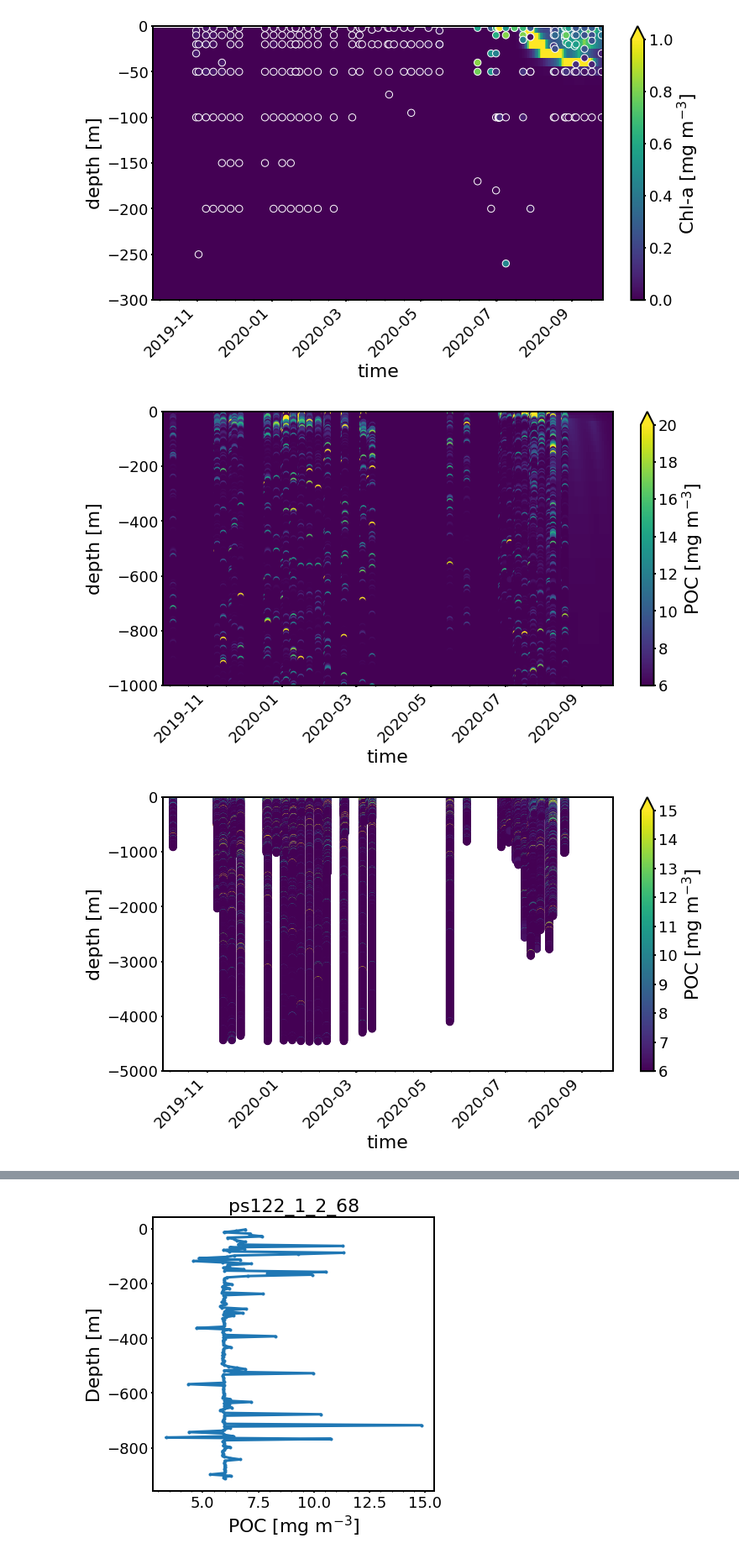
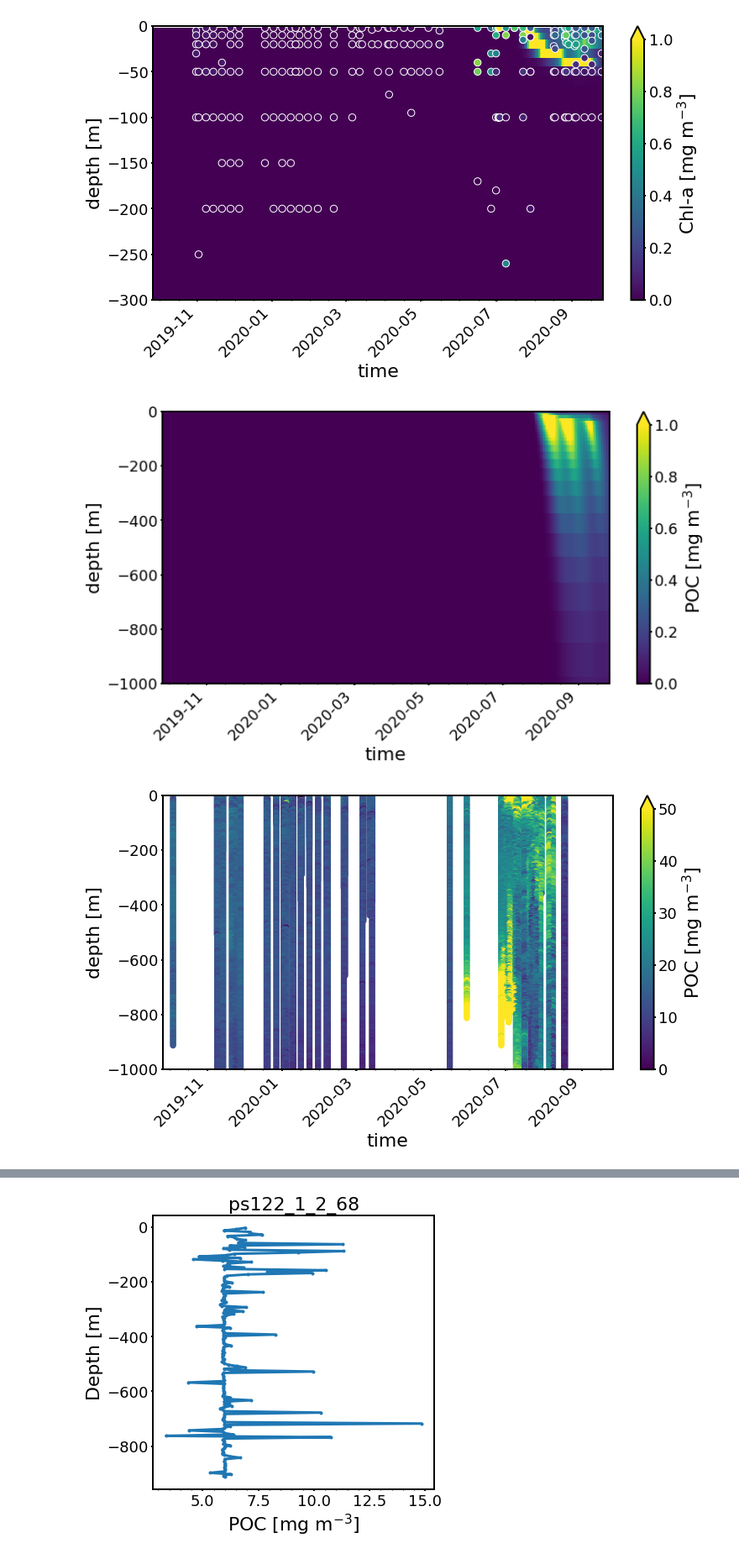
Before and after one commit to LAWTIDEBOY/nuarctic, a Jupyter notebook: scripts/Post-processing/plot_outputs.ipynb, the cells around one changed output, grey strips where cells are left out. Shown at 84% size. Drawn from its saved outputs; the diff is of its cells as text; code cells hidden in the pictures.

```diff
--- a/scripts/Post-processing/plot_outputs.ipynb
+++ b/scripts/Post-processing/plot_outputs.ipynb
@@ -73,6 +73,7 @@ df_chla = pd.read_excel(obs_path+'CHLA/MOSAiC_Chla_forLaurent_20220905.xlsx')
 # %%
 # load Nutrients in situ data
-df_nut = pd.read_csv(obs_path+'NUTRIENTS/06AQ20190920.csv', header = 14, na_values=-999)
+obs_path = home+'/Documents/projects/nuarctic/NuArctic/nuarctic/'
+df_nut = pd.read_csv(obs_path+'data/NUTRIENTS/06AQ20190920.csv', header = 14, na_values=-999, encoding='latin-1')
 df_nut['time'] = pd.to_datetime((df_nut['DATE']), format='%Y%m%d')
 # %%
 # load CTD Polarstern
@@ -98,7 +93,19 @@ for i in np.arange(0,len(files)):
 # %%
 # load UVP-POC in situ data
-df_uvp = pd.read_csv(obs_path+'UVP/MOSAIC_C_pred_consolidated.csv')
-df_uvp['Date'] = pd.to_datetime(df_uvp['Date'], format = '%Y-%m-%d')
+
+#dataset0
+# df_uvp = pd.read_csv(obs_path+'data/UVP/MOSAIC_C_pred_consolidated.csv')
+# df_uvp['Date'] = pd.to_datetime(df_uvp['Date'], format = '%Y-%m-%d')
+
+
+
+#dataset1
+df_uvp = pd.read_csv(obs_path+'data/UVP/MOSAIC_POC_pred_fieldmeas_UVP_only.tsv', sep = '\t') #, index_col = 'datetime', delim_whitespace=True, date_parser=True
+#df_uvp = df_uvp.set_index('datetime')
+#df_uvp['datetime'] = df_uvp['datetime'].dt.date
+#df_uvp['datetime'] = pd.to_datetime(df_uvp['datetime'], format = '%Y-%m-%d %H:%M:%S.%f')
+df_uvp
+
 
 # df_uvp['C_>100_µm_predicted_[µg_L-1]'][df_uvp['C_>100_µm_predicted_[µg_L-1]']<= 10] = np.nan
 # df_uvp_notnan = df_uvp[df_uvp['C_>100_µm_predicted_[µg_L-1]'].notna()]
@@ -185,17 +206,17 @@ cbar.set_label('Chl-a [mg m$^{-3}$]')
 [figure]
 # %%
 fig, ax = plt.subplots(figsize = (12,6))
-vmin = 6
-vmax = 20
+vmin = 0
+vmax = 1
 
-pc = ax.pcolor(dates, outputs['z_cell'].data, 6+(outputs['DetC'].data+outputs['idetz2c'].data),
+pc = ax.pcolor(dates, outputs['z_cell'].data, (outputs['DetC'].data+outputs['idetz2c'].data),
                vmin=vmin, vmax=vmax)
 ax.set_ylim(-1000,0)
 ax.set_xlim([datetime.date(2019, 9, 26), datetime.date(2020, 9, 26)])
 
-ax.scatter(df_uvp['Date'], -df_uvp['depth_[m]'], 40, (df_uvp['C_>100_µm_predicted_[µg_L-1]']),
-           edgecolors= None,
-          vmin=vmin, vmax=vmax)
+# ax.scatter(df_uvp['datetime'], -df_uvp['depth_[m]'], 40, (df_uvp['poc_pred_[mg_m-3]']),
+#            edgecolors= None,
+#           vmin=vmin, vmax=vmax)
 
 plt.setp(ax.get_xticklabels(), rotation=45, ha='right')
 
@@ -205,22 +226,27 @@ ax.set_ylabel('depth [m]')
 cbar = fig.colorbar(pc, ax = ax, extend='max')
 cbar.set_label('POC [mg m$^{-3}$]')
 # %% [output]
-[figure, old version]
+[figure, new version]
 # %%
 fig, ax = plt.subplots(figsize = (12,6))
+vmin = 0
+vmax = 50
 
-pc = ax.scatter(df_uvp['Date'].values, -df_uvp['depth_[m]'], 70, df_uvp['C_>100_µm_predicted_[µg_L-1]'],
-          vmin=6, vmax=15)
-ax.set_ylim(-5000,0)
+# pc = ax.pcolor(dates, outputs['z_cell'].data, (outputs['DetC'].data+outputs['idetz2c'].data),
+#                vmin=vmin, vmax=vmax)
+ax.set_ylim(-1000,0)
+ax.set_xlim([datetime.date(2019, 9, 26), datetime.date(2020, 9, 26)])
+
+pc = ax.scatter(df_uvp['datetime'], -df_uvp['depth_[m]'], 40, (df_uvp['poc_pred_[mg_m-3]']),
+           edgecolors= None,
+          vmin=vmin, vmax=vmax)
 
 plt.setp(ax.get_xticklabels(), rotation=45, ha='right')
-
-ax.set_xlim([datetime.date(2019, 9, 26), datetime.date(2020, 9, 26)])
 
 ax.set_xlabel('time')
 ax.set_ylabel('depth [m]')
 
 cbar = fig.colorbar(pc, ax = ax, extend='max')
 cbar.set_label('POC [mg m$^{-3}$]')
 # %% [output]
-[figure, old version]
+[figure, new version]
```
Also changed, not shown: parts of 5 cells of this notebook.
